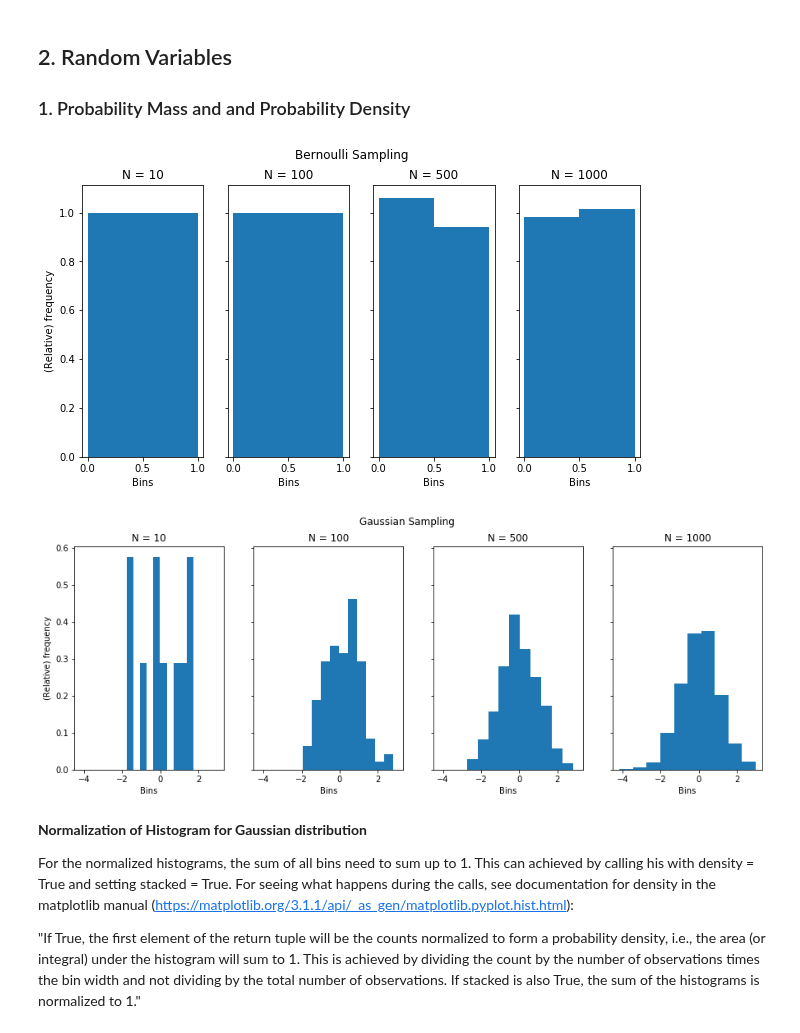
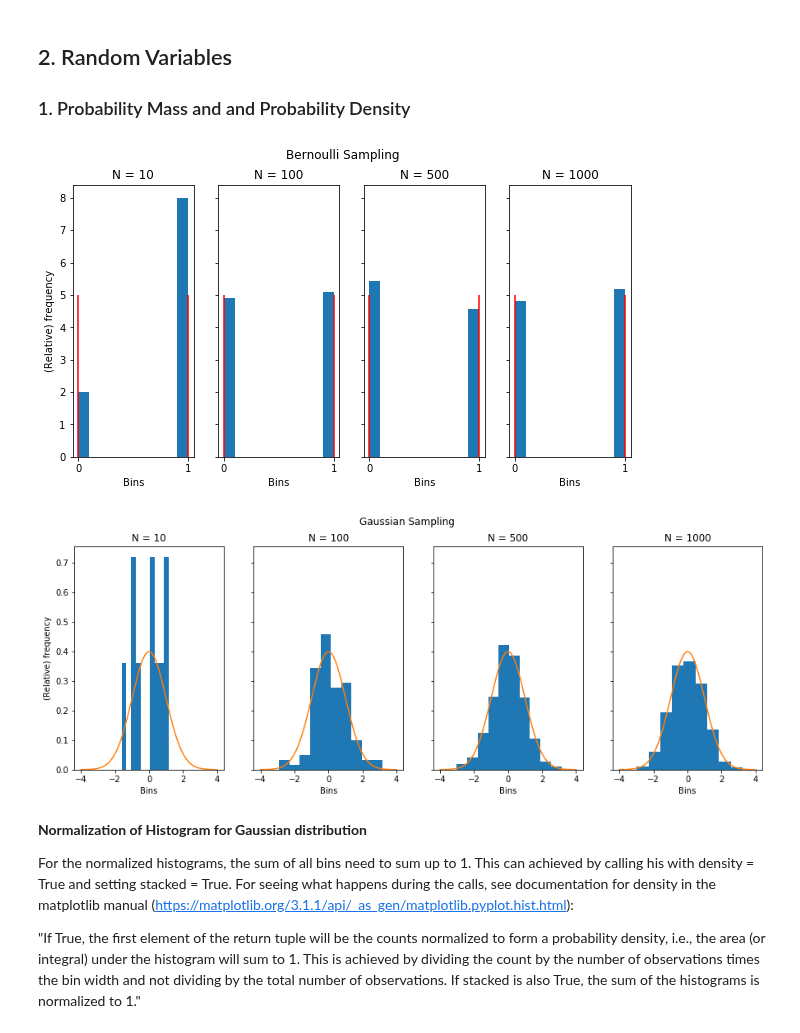
Before and after one commit to DorotheaMueller/statistics_assignments, a Jupyter notebook: ex_1.ipynb, the cells around one changed output. Cells and saved outputs as stored; diff of their text form; code cells hidden in the pictures.

```diff
--- a/ex_1.ipynb
+++ b/ex_1.ipynb
@@ -147,39 +149,58 @@ The simulated values look similar to the analytical ones (1/4).
 # %%
 # Bernoulli Random Variable.
 
 number_samples = [10, 100, 500, 1000]
 
 fig, axs = plt.subplots(nrows = 1, ncols = len(number_samples), sharey = True, sharex = True, figsize = (10, 5))
 axs = axs.ravel()
 
 for n, ax in zip(number_samples, axs):
     throws = np.random.randint(0, 2, n)
-    ax.hist(throws, density = True, bins = 2)
+
+    # Sampled function.
+    no, bins, _ = ax.hist(throws, density = True, stacked = True, bins = 10)
+
+    # Reference function for bins = 10.
+    ax.vlines(0, 0, 5, color='r')
+    ax.vlines(1, 0, 5, color='r')
 
     ax.set_title(f"N = {n}")
     ax.set_xlabel("Bins")
 
+    ax.set_xticks([0, 1])
+
 axs[0].set_ylabel("(Relative) frequency")
 plt.suptitle("Bernoulli Sampling");
 # %% [output]
-[figure, old version]
+[figure, new version]
 # %%
 # Gaussian Variable.
+mu = 0
+sigma = 1
+
+# Parameters for reference values for distribution.
+all_ = np.linspace(-4, 4, 10000)
+ref_gaussian = lambda x : 1/(sigma * np.sqrt(2 * np.pi)) * np.exp( - (x - mu)**2 / (2 * sigma**2))
 
 fig, axs = plt.subplots(nrows = 1, ncols = len(number_samples), sharex = True, sharey = True, figsize = (15, 5))
 axs = axs.ravel()
 
 for n, ax, in zip(number_samples, axs):
-    var_gaussian = np.random.normal(0, 1, n)
+    var_gaussian = np.random.normal(mu, sigma, n)
+
+    # Sampling.
     ax.hist(var_gaussian, density = True, stacked = True)
 
+    # Reference function.
+    ax.plot(all_, ref_gaussian(all_))
     ax.set_title(f"N = {n}")
     ax.set_xlabel("Bins")
 
 axs[0].set_ylabel("(Relative) frequency")
+
 plt.suptitle("Gaussian Sampling");
 # %% [output]
-[figure, old version]
+[figure, new version]
 # %% [markdown]
 **Normalization of Histogram for Gaussian distribution**
 
```
Also changed, not shown: parts of 12 cells of this notebook.
